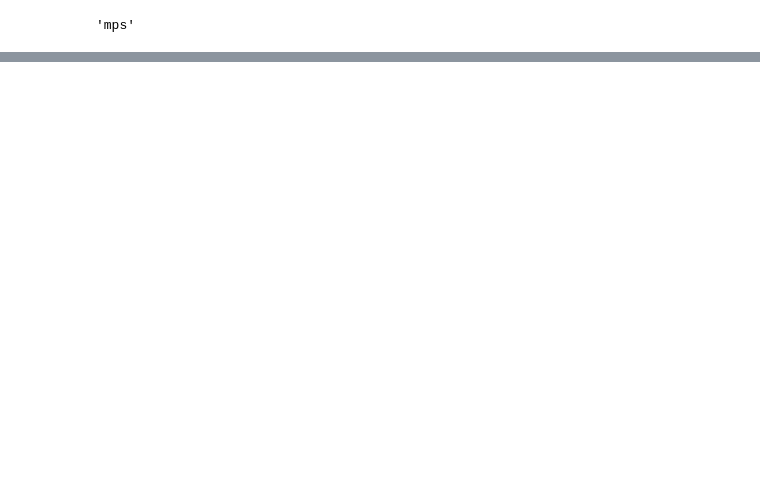
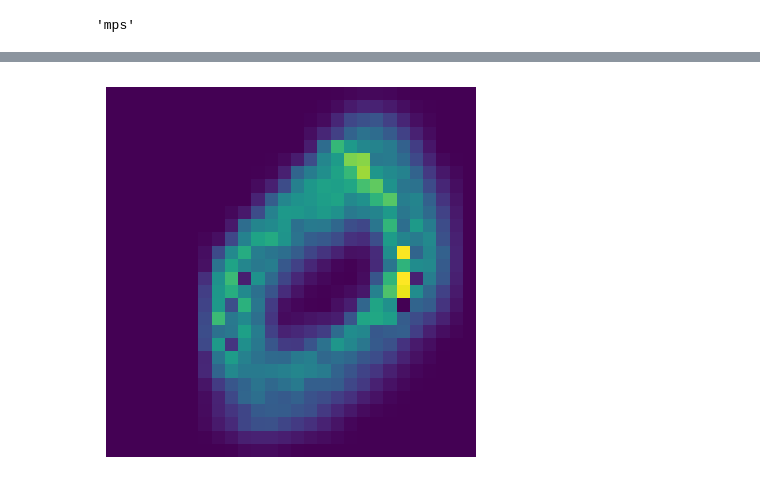
Before and after one commit to zlochina/xil-research-modification, a Jupyter notebook: src/xil_research_modification/experiments/08_MNIST.ipynb, the cells around one changed output, grey strips where cells are left out. Drawn from its saved outputs; the diff is of its cells as text; code cells hidden in the pictures; blank space fills up the shorter version.

```diff
--- a/src/xil_research_modification/experiments/08_MNIST.ipynb
+++ b/src/xil_research_modification/experiments/08_MNIST.ipynb
@@ -961,0 +875,2 @@ torch.save(model.state_dict(), DIR / "confounded_ds_model.pth")
+# %%
+result = XILUtils.guided_gradcam_explain(x_batch.unsqueeze(0), target_batch.unsqueeze(0), model, device, target_layers)
@@ -961,0 +897,29 @@ torch.save(model.state_dict(), DIR / "confounded_ds_model.pth")
+# %%
+import torch
+import matplotlib.pyplot as plt
+
+def plot_tensor(tensor):
+    """
+    Plots a 3D (C, H, W) or (H, W, C) image tensor using matplotlib.
+    Handles permutation and detaching from graph.
+    """
+    if tensor.dim() == 4: # If it's a batch, take the first image
+        tensor = tensor[0]
+
+    # Detach from computation graph and move to CPU if on GPU
+    img_np = tensor.detach().cpu().numpy()
+
+    # If the channels are first (C, H, W), permute to (H, W, C) for matplotlib
+    if img_np.shape[0] == 1 or img_np.shape[0] == 3: # Grayscale or RGB/BGR
+        if img_np.shape[0] == 3: # RGB
+            img_np = img_np.transpose(1, 2, 0)
+        elif img_np.shape[0] == 1: # Grayscale, remove channel dimension
+            img_np = img_np.squeeze(0)
+
+    plt.imshow(img_np)
+    plt.axis('off')
+    plt.show()
+# %%
+plot_tensor(result)
+# %% [output]
+[figure, added]
```
Also changed, not shown: parts of 27 cells of this notebook, 2 other files.
